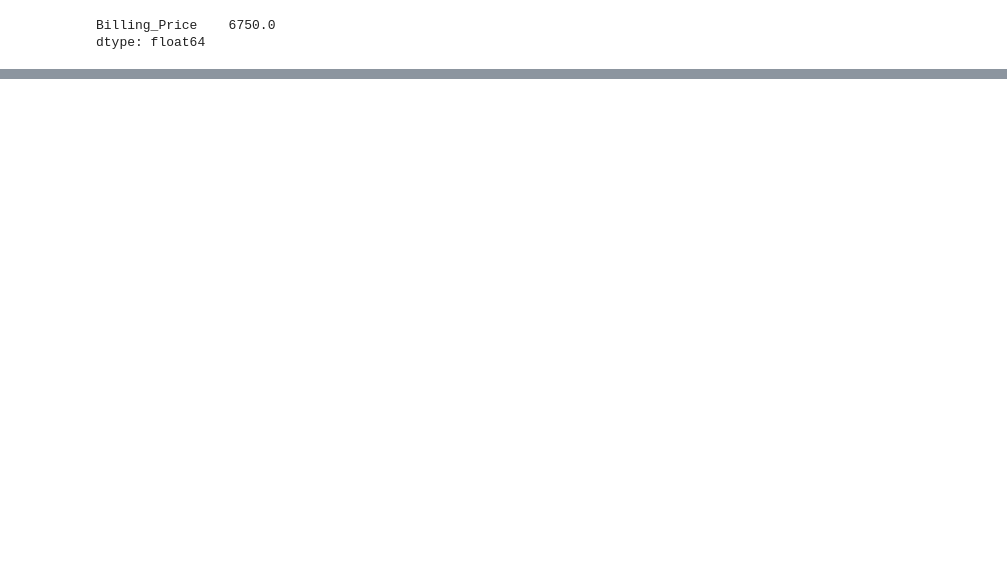
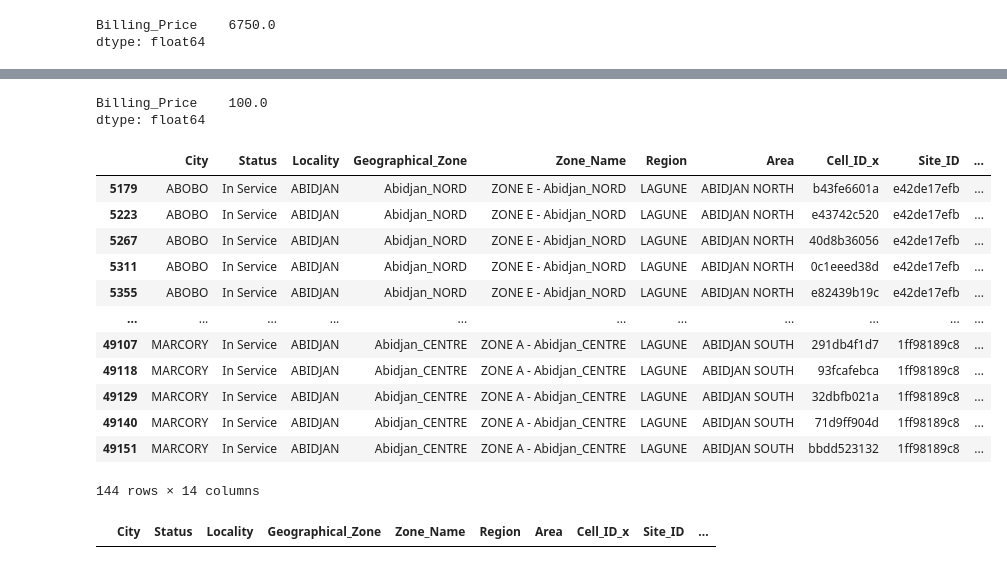
Before and after one commit to Ruthmwaura/week3_ds_ip, a Jupyter notebook: week_3_project.ipynb, the cells around one changed output, grey strips where cells are left out. Drawn from its saved outputs; the diff is of its cells as text; code cells hidden in the pictures; blank space fills up the shorter version.

```diff
--- a/week_3_project.ipynb
+++ b/week_3_project.ipynb
@@ -267,0 +269,4 @@ CDR_Geo[CDR_Geo['Billing_Price'] == 6750.0]
+# %%
+#finding cities that use sms product
+sms_product=CDR_Geo[CDR_Geo['Product'] == 'sms']
+sms_product.head()
@@ -267,0 +280,30 @@ CDR_Geo[CDR_Geo['Billing_Price'] == 6750.0]
+# %%
+#CHECKING THE MOST USED CITY FOR THE  THREE DAYS(sms)
+#the highest billing price gives the most used
+sms_product[['Billing_Price']].max()
+# %% [output]
+Billing_Price    100.0
+dtype: float64
+# %%
+#finding the city
+sms_product[sms_product['Billing_Price'] == 100.0]
+# %% [output]
+|  | City | Status | Locality | Geographical_Zone | Zone_Name | Region | Area | Cell_ID_x | Site_ID | ... |
+| 5179 | ABOBO | In Service | ABIDJAN | Abidjan_NORD | ZONE E - Abidjan_NORD | LAGUNE | ABIDJAN NORTH | b43fe6601a | e42de17efb | ... |
+| 5223 | ABOBO | In Service | ABIDJAN | Abidjan_NORD | ZONE E - Abidjan_NORD | LAGUNE | ABIDJAN NORTH | e43742c520 | e42de17efb | ... |
+| 5267 | ABOBO | In Service | ABIDJAN | Abidjan_NORD | ZONE E - Abidjan_NORD | LAGUNE | ABIDJAN NORTH | 40d8b36056 | e42de17efb | ... |
+| 5311 | ABOBO | In Service | ABIDJAN | Abidjan_NORD | ZONE E - Abidjan_NORD | LAGUNE | ABIDJAN NORTH | 0c1eeed38d | e42de17efb | ... |
+| 5355 | ABOBO | In Service | ABIDJAN | Abidjan_NORD | ZONE E - Abidjan_NORD | LAGUNE | ABIDJAN NORTH | e82439b19c | e42de17efb | ... |
+| ... | ... | ... | ... | ... | ... | ... | ... | ... | ... | ... |
+| 49107 | MARCORY | In Service | ABIDJAN | Abidjan_CENTRE | ZONE A - Abidjan_CENTRE | LAGUNE | ABIDJAN SOUTH | 291db4f1d7 | 1ff98189c8 | ... |
+| 49118 | MARCORY | In Service | ABIDJAN | Abidjan_CENTRE | ZONE A - Abidjan_CENTRE | LAGUNE | ABIDJAN SOUTH | 93fcafebca | 1ff98189c8 | ... |
+| 49129 | MARCORY | In Service | ABIDJAN | Abidjan_CENTRE | ZONE A - Abidjan_CENTRE | LAGUNE | ABIDJAN SOUTH | 32dbfb021a | 1ff98189c8 | ... |
+| 49140 | MARCORY | In Service | ABIDJAN | Abidjan_CENTRE | ZONE A - Abidjan_CENTRE | LAGUNE | ABIDJAN SOUTH | 71d9ff904d | 1ff98189c8 | ... |
+| 49151 | MARCORY | In Service | ABIDJAN | Abidjan_CENTRE | ZONE A - Abidjan_CENTRE | LAGUNE | ABIDJAN SOUTH | bbdd523132 | 1ff98189c8 | ... |
+144 rows × 14 columns
+# %%
+#displaying product use during business hours between 08:00 and 18:00hrs
+time = CDR_Geo[(CDR_Geo['Time'] >= '10:00:00.0') & (CDR_Geo['Time'] <= '23:00:00.0')]
+time
+# %% [output]
+|  | City | Status | Locality | Geographical_Zone | Zone_Name | Region | Area | Cell_ID_x | Site_ID | ... |
```
Also changed, not shown: parts of 18 cells of this notebook.
